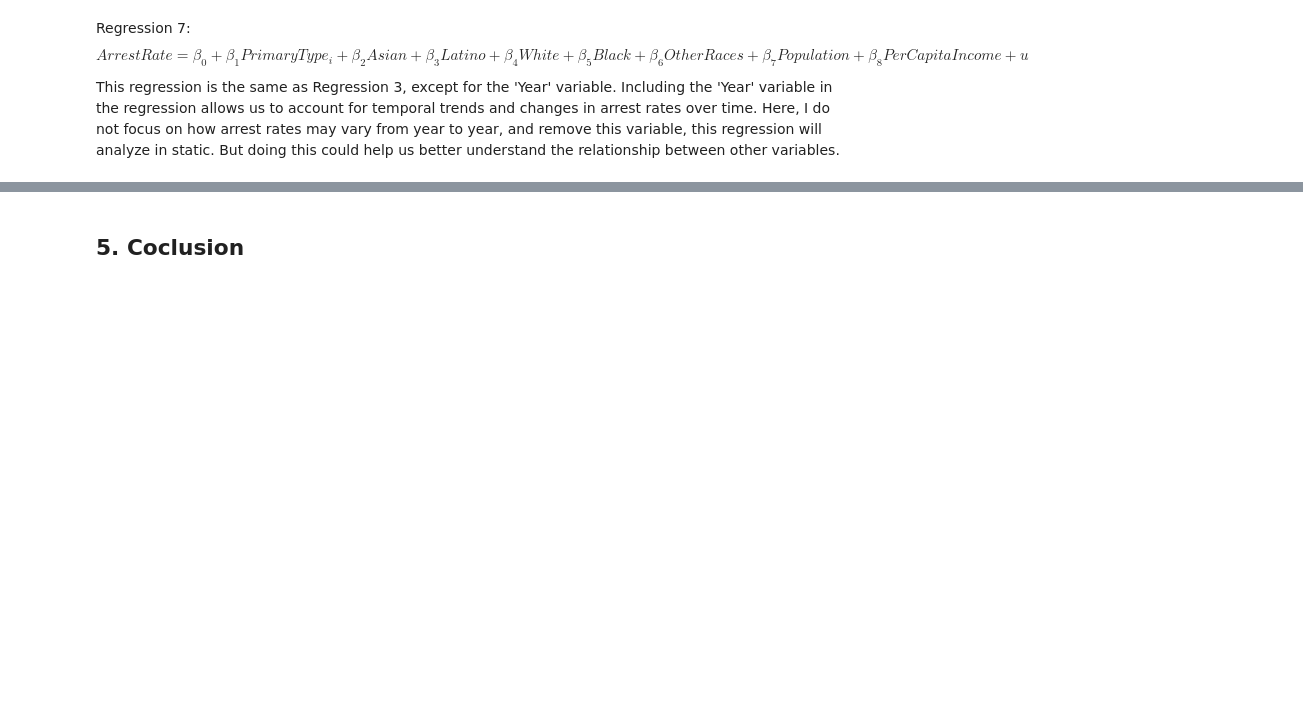
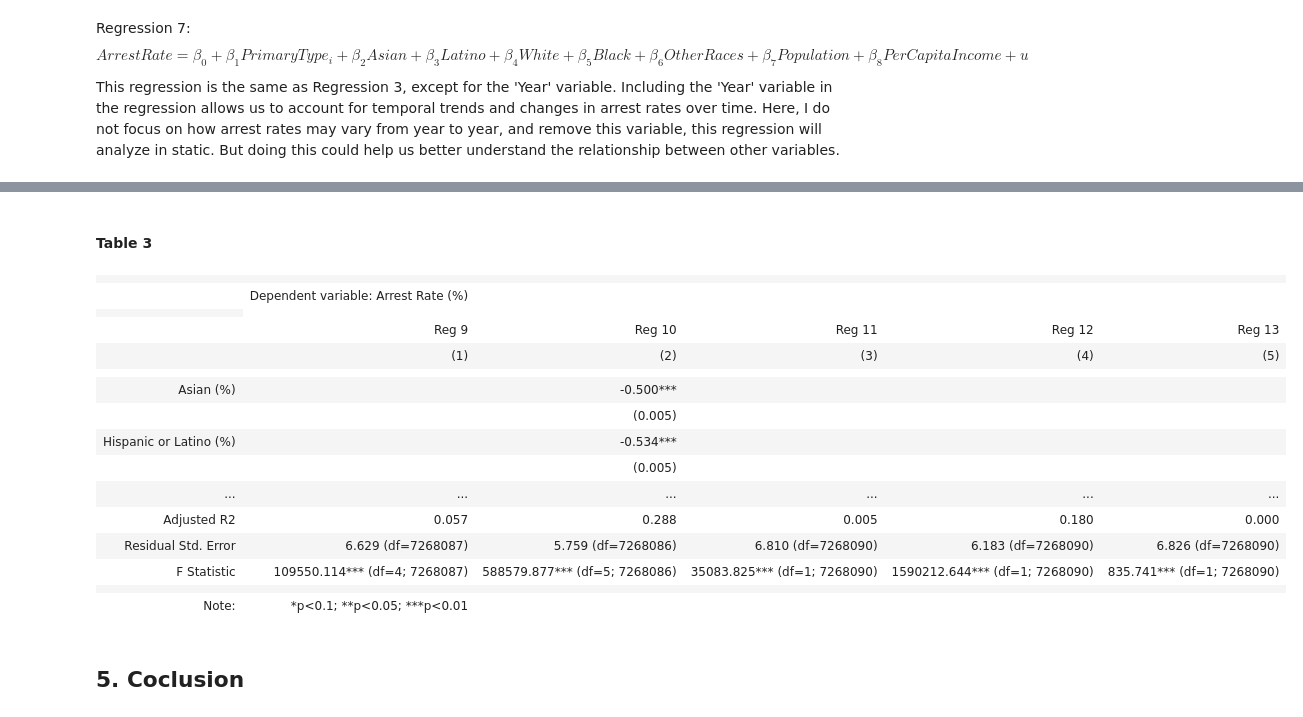
Before and after one commit to XingyuWang06/ECO225Project, a Jupyter notebook: Final Project.ipynb, the cells around one changed output, grey strips where cells are left out. Cells and saved outputs as stored; diff of their text form; code cells hidden in the pictures; blank space fills up the shorter version.

```diff
--- a/Final Project.ipynb
+++ b/Final Project.ipynb
@@ -1067,3 +1151,20 @@ reg8 = sm.OLS(df1['Arrest Rate (%)'], df1[x8], missing = 'drop').fit()
+# %%
+# Regression 10
+x10 = ['const', 'Non-Hispanic White (%)', 'Non-Hispanic Black (%)', 'Asian (%)',
+     'Hispanic or Latino (%)', 'Other Races (%)']
+reg10 = sm.OLS(df1['Arrest Rate (%)'], df1[x10], missing = 'drop').fit()
+# %%
+# Regression 11
+x11 = ['const', 'population']
+reg11 = sm.OLS(df1['Arrest Rate (%)'], df1[x11], missing = 'drop').fit()
+# %%
+# Regression 12
+x12 = ['const', 'Per Capita Income']
+reg12 = sm.OLS(df1['Arrest Rate (%)'], df1[x12], missing = 'drop').fit()
+# %%
+# Regression 13
+x13 = ['const', 'Year']
+reg13 = sm.OLS(df1['Arrest Rate (%)'], df1[x13], missing = 'drop').fit()
 # %% [markdown]
 ### 4.1.2 Regression Tables
 # %% [markdown]
@@ -1119,3 +1283,26 @@ This regression is the same as Regression 3, except for the 'Year' variable. Inc
+# %% [markdown]
+#### **Table 3**
+# %%
+stargazer = Stargazer([reg9,reg10,reg11, reg12, reg13])
+stargazer.custom_columns(['Reg 9', 'Reg 10', 'Reg 11', 'Reg 12', 'Reg 13'],[1, 1, 1, 1, 1])
+HTML(stargazer.render_html())
+# %% [output]
+|  |  |  |  |  |  |
+|  | Dependent variable: Arrest Rate (%) |  |  |  |  |
+|  |
+|  | Reg 9 | Reg 10 | Reg 11 | Reg 12 | Reg 13 |
+|  | (1) | (2) | (3) | (4) | (5) |
+|  |  |  |  |  |  |
+| Asian (%) |  | -0.500*** |  |  |  |
+|  |  | (0.005) |  |  |  |
+| Hispanic or Latino (%) |  | -0.534*** |  |  |  |
+|  |  | (0.005) |  |  |  |
+| ... | ... | ... | ... | ... | ... |
+| Adjusted R2 | 0.057 | 0.288 | 0.005 | 0.180 | 0.000 |
+| Residual Std. Error | 6.629 (df=7268087) | 5.759 (df=7268086) | 6.810 (df=7268090) | 6.183 (df=7268090) | 6.826 (df=7268090) |
+| F Statistic | 109550.114*** (df=4; 7268087) | 588579.877*** (df=5; 7268086) | 35083.825*** (df=1; 7268090) | 1590212.644*** (df=1; 7268090) | 835.741*** (df=1; 7268090) |
+|  |  |  |  |  |  |
+| Note: | *p<0.1; **p<0.05; ***p<0.01 |  |  |  |  |
 # %% [markdown]
 ## 5. Coclusion
 # %% [markdown]
```
Also changed, not shown: parts of 18 cells of this notebook.
